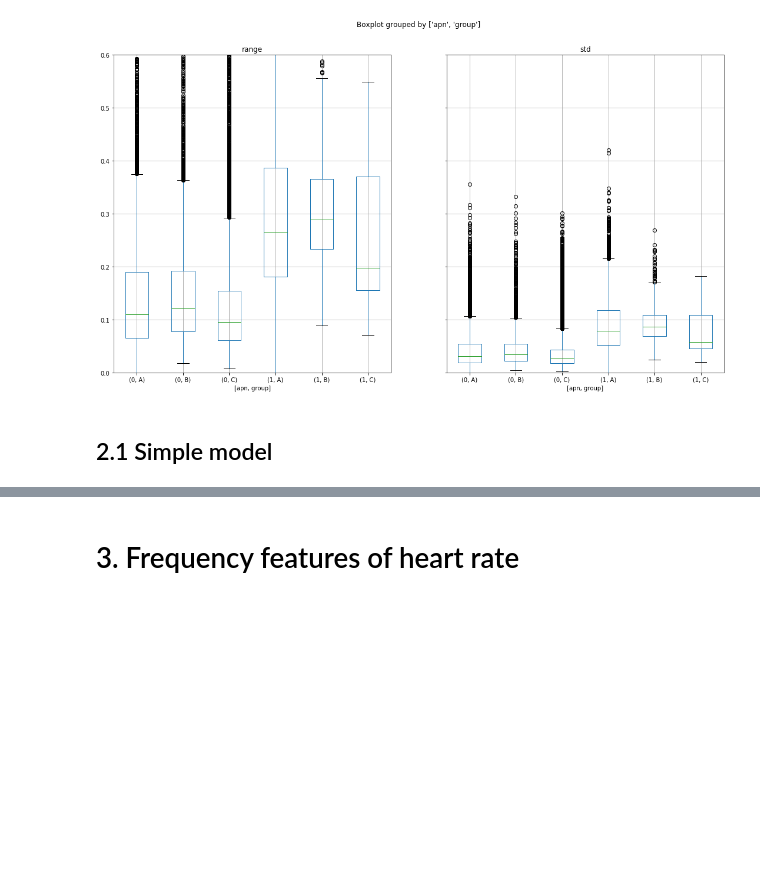
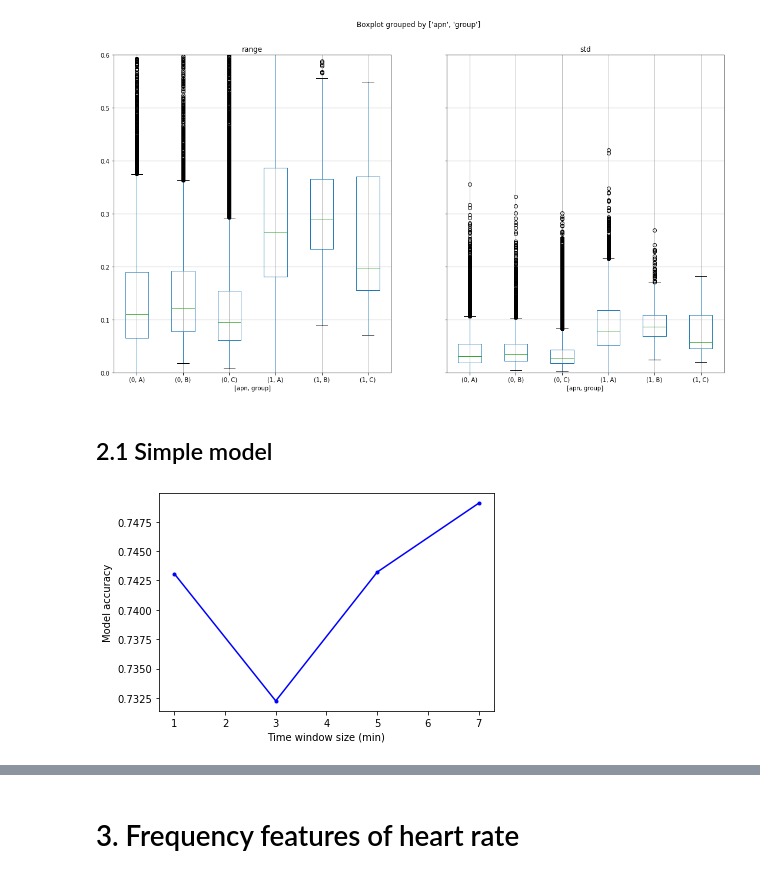
Before and after one commit to ChiQiao/Apnea-ECG, a Jupyter notebook: 2_Data_explore.ipynb, the cells around one changed output, grey strips where cells are left out. Cells and saved outputs as stored; diff of their text form; code cells hidden in the pictures; blank space fills up the shorter version.

```diff
--- a/Data_explore.ipynb
+++ b/2_Data_explore.ipynb
@@ -128,0 +133,7 @@ b, a = signal.butter(3, 0.1)
+# %%
+with open('features/HR_' + 'a01' + '.pkl', 'rb') as f:
+    res = pickle.load(f)
+    hr = res['hr']
+    t_hr = res['t'] # in minute
+
+ac = autocorr(hr)
@@ -142,7 +157,7 @@ def features_time(file_names, seg_num=1):
             t_hr = res['t'] # in minute
 
         # Remove outliers (defined as hr > 2)
-        idx_valid = hr < 2
+        idx_valid = (hr < 2) & (hr > 0.5)
         hr = hr[idx_valid]
         t_hr = t_hr[idx_valid]
 
@@ -152,15 +167,20 @@ def features_time(file_names, seg_num=1):
         group = util.ecg_diagnose(apn) if file[0] == 'x' else file[0].upper()
         for minute in range(len(apn) - seg_num + 1):
             data = hr_smth[(t_hr > minute) & (t_hr < minute + seg_num)]
+            if len(data) < 30:
+                continue
             md = np.median(data)
             df = df.append({
 #                     'median': data.median(),
+                'md': md,
                 'min_r': data.min() - md,
                 'max_r': data.max() - md,
                 'p25_r': np.percentile(data, 0.25) - md,
                 'p75_r': np.percentile(data, 0.75) - md,
                 'mean_r': data.mean() - md,
                 'std': data.std(),
+                'acf1': pd.Series(data).autocorr(1),
+                'acf2': pd.Series(data).autocorr(2),
                 'apn': apn[minute + int(seg_num / 2)],
                 'group': group,
                 'file': file
@@ -203,5 +223,20 @@ def model_evaluation_CV(mdl, df, train_df, n=5):
         acc.append(metrics.accuracy_score(y_val, mdl.predict(X_val)))
 
     return np.mean(acc)
+# %%
+train_df = pd.read_csv('resources\File_train.csv')
+feature_col, label_col = ['md', 'min_r', 'p25_r', 'mean_r', 'p75_r', 'max_r', 'std', 'acf1', 'acf2'], 'apn'
+acc=[]
+for seg_num in [1, 3, 5, 7]:
+    df = features_time(train_df['file'], seg_num)
+    mdl = LogisticRegression(solver='lbfgs')
+    acc.append(model_evaluation_CV(mdl, df, train_df, n=5))
+
+plt.plot([1, 3, 5, 7], acc, 'b.-')
+plt.xlabel('Time window size (min)')
+plt.ylabel('Model accuracy')
+plt.show()
+# %% [output]
+[figure, added]
 # %%
 train_df = pd.read_csv('resources\File_train.csv')
```
Also changed, not shown: parts of 20 cells of this notebook, 7 other files.
